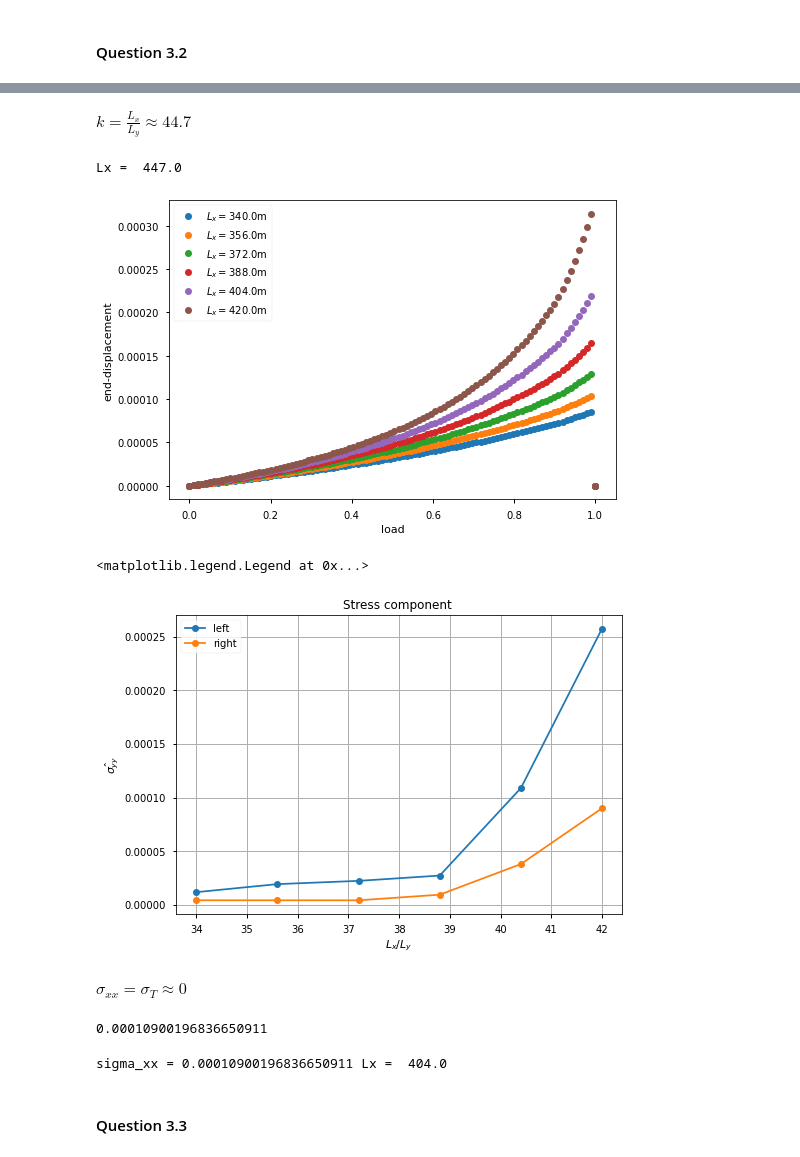
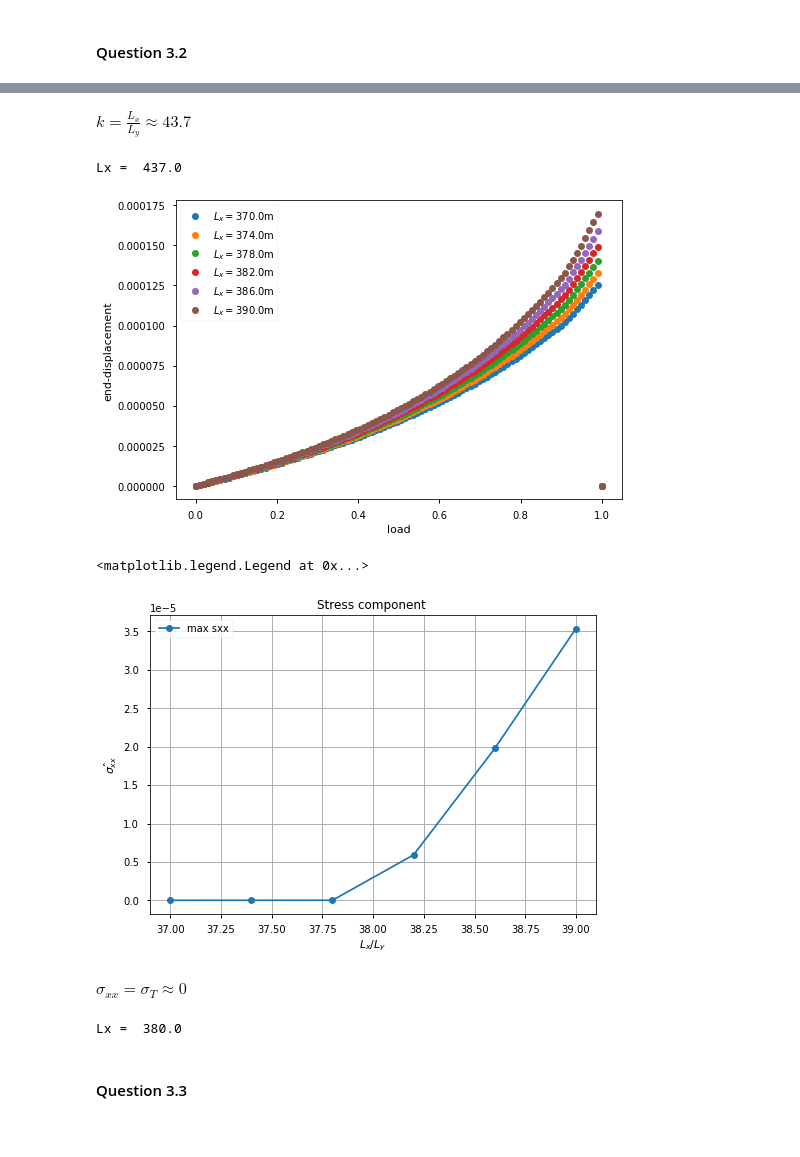
Before and after one commit to a-latyshev/Fenics_AMMS_2021, a Jupyter notebook: 04-Bifurcation/TP2.ipynb, the cells around one changed output, grey strips where cells are left out. Saved outputs shown, nothing was run; the diff lists cells and outputs as text; code cells hidden in the pictures.

```diff
--- a/04-Bifurcation/TP2.ipynb
+++ b/04-Bifurcation/TP2.ipynb
@@ -202,7 +164,7 @@ alpha = 0.1
 Gamma = 7.84
 rho_g = Gamma * Y * Ly**2 / 12 / Lx**3
 
-params = {'Lx':Lx, 'Ly':Ly, 'alpha':alpha, 'Gamma':Gamma, 'rho_g':rho_g, 'load_max':2, 'nsteps':40, 'load_min':0, 'nx':20, 'ny':5, 'alpha_right': alpha}
+params = {'Lx':Lx, 'Ly':Ly, 'alpha':alpha, 'Gamma':Gamma, 'rho_g':rho_g, 'load_max':2, 'nsteps':40, 'load_min':0, 'nx':20, 'ny':5, 'alpha_right': alpha, 'load_middle':1.2}
 hypsol = HyperelasticitySolver(Y, nu)
 # %% [output]
 Y = 1100 nu = 0.35
@@ -302,8 +292,14 @@ fc = 46e6 #[Pa]
 alpha = 0.0045
 Gamma = 7.8
 Lx = 300
-params = {'Lx':1, 'Ly':Ly/Lx, 'alpha':alpha, 'rho_g':rho*g*Lx/Y, 'load_max':1, 'nsteps':60, 'load_min':0, 'nx':20, 'ny':5, 'alpha_right':alpha }
+params = {'Lx':1, 'Ly':Ly/Lx, 'alpha':alpha, 'rho_g':rho*g*Lx/Y, 'load_max':1, 'nsteps':60, 'load_min':0, 'nx':20, 'ny':5, 'alpha_right':alpha, 'load_middle':1}
+
+#Gamma Compression Tension
+#Ly=10
+#Ly=20
+#Ly=35
 Lx_limits = np.zeros((3, 3))
+max_sigma_xx_cases = []
 
 hypsol = HyperelasticitySolver((Y/Y), nu)
 
@@ -395,39 +464,34 @@ plt.legend()
 # %% [markdown]
-$k = \frac{L_x}{L_y} \approx 44.7$
+$k = \frac{L_x}{L_y} \approx 43.7$
 # %%
 Ly = 10
-Lx_limits[0][1] = Ly*44.7
+Lx_limits[0][1] = Ly*43.7
 print('Lx = ', Lx_limits[0][1])
 # %% [output]
-Lx =  447.0
+Lx =  437.0
 # %%
-ks = np.linspace(34, 42, 6)
-max_sigma_xx, max_sigma_yy, _ = findLengthForStrengthLimites(ks, hypsol, Ly, Y, params, load_max=1, nsteps=100)
+ks = np.linspace(37, 39, 6)
+min_sigma_xx, max_sigma_xx, _, _, _ = findLengthForStrengthLimites(ks, hypsol, Ly, Y, params, load_max=1, nsteps=100)
 # %% [output]
-[figure, old version]
+[figure, new version]
 # %%
-plt.plot(ks, np.abs(max_sigma_xx), "o-", label=('left'))
-plt.plot(ks, np.abs(max_sigma_yy), "o-", label=('right'))
+plt.plot(ks, max_sigma_xx, "o-", label=('max sxx'))
 plt.xlabel(r'$L_x/L_y$')
-plt.ylabel(r'$\hat{\sigma_{yy}}$')
+plt.ylabel(r'$\hat{\sigma_{xx}}$')
 plt.title('Stress component ')
 plt.grid()
 plt.legend()
 # %% [output]
 <matplotlib.legend.Legend at 0x...>
-[figure, old version]
+[figure, new version]
 # %% [markdown]
 $\sigma_{xx} = \sigma_T \approx 0$
-# %%
-max_sigma_xx[4]
-# %% [output]
-0.00010900196836650911
 # %%
 Ly = 10
-Lx_limits[0][2] = Ly*ks[4]
-print('sigma_xx =', max_sigma_xx[4], 'Lx = ', Lx_limits[0][2])
+Lx_limits[0][2] = Ly*38
+print('Lx = ', Lx_limits[0][2])
 # %% [output]
-sigma_xx = 0.00010900196836650911 Lx =  404.0
+Lx =  380.0
 # %% [markdown]
 #### Question 3.3
 # %%
```
Also changed, not shown: parts of 59 cells of this notebook.
